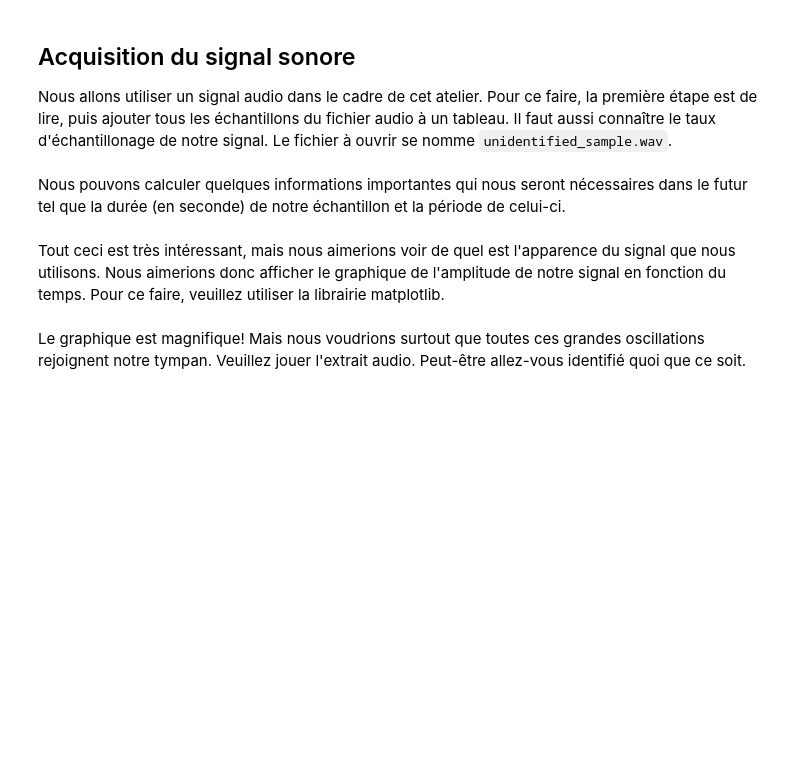
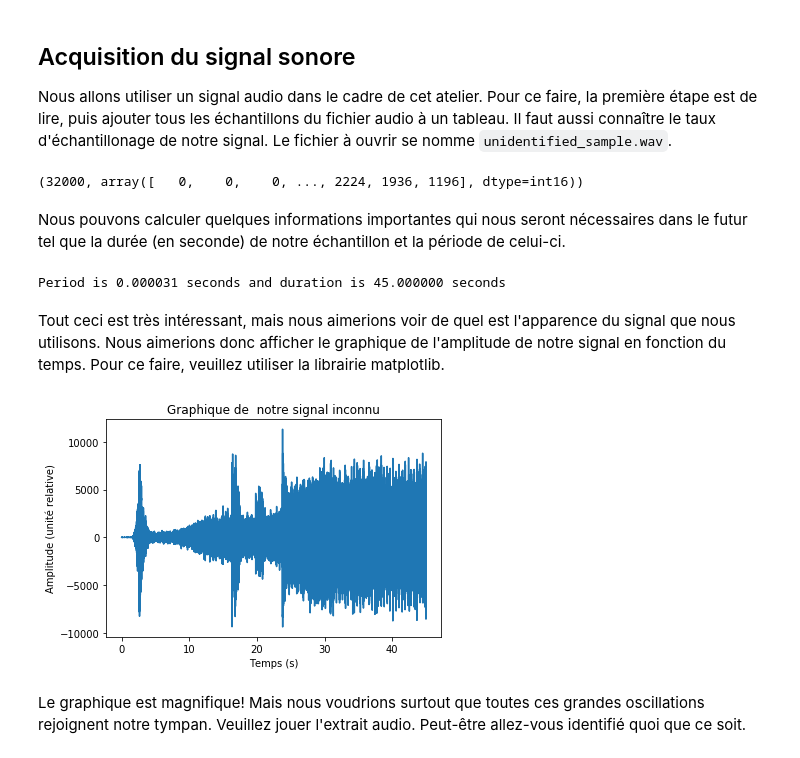
Before and after one commit to WilliamHarvey97/dsp-intro, a Jupyter notebook: dsp-intro.ipynb, the cells around one changed output. Cells and saved outputs as stored; diff of their text form; code cells hidden in the pictures; blank space fills up the shorter version.

Commit message:
On a notre signal!

```diff
--- a/dsp-intro.ipynb
+++ b/dsp-intro.ipynb
@@ -32,2 +30,12 @@ Nous allons utiliser un signal audio dans le cadre de cet atelier. Pour ce faire
+# %%
+# TODO
+
+sample_wav = read("unidentified_sample.wav")
+print(sample_wav)
+
+frequency = sample_wav[0]
+signal = sample_wav[1]
+# %% [output]
+(32000, array([   0,    0,    0, ..., 2224, 1936, 1196], dtype=int16))
 # %% [markdown]
 Nous pouvons calculer quelques informations importantes qui nous seront nécessaires dans le futur tel que la durée (en seconde) de notre échantillon et la période de celui-ci.
@@ -36,2 +42,10 @@ Nous pouvons calculer quelques informations importantes qui nous seront nécessa
+# %%
+# TODO
+period = 1/frequency
+duration = period * len(signal)
+
+print("Period is %f seconds and duration is %f seconds" % (period, duration))
+# %% [output]
+Period is 0.000031 seconds and duration is 45.000000 seconds
 # %% [markdown]
 Tout ceci est très intéressant, mais nous aimerions voir de quel est l'apparence du signal que nous utilisons. Nous aimerions donc afficher le graphique de l'amplitude de notre signal en fonction du temps. Pour ce faire, veuillez utiliser la librairie matplotlib.
@@ -40,2 +52,18 @@ Tout ceci est très intéressant, mais nous aimerions voir de quel est l'apparen
+# %%
+# TODO
+
+# Nous avons besoin d'un axe du temps. Matplotlib demande un tableau pour l'axe des x.
+# Il doit exister un x pour chq. y (cpt obvious...)
+time = np.arange(0, duration, period)
+plt.plot(time, signal)
+
+# Ajoute des informations au graphique
+plt.xlabel('Temps (s)')
+plt.ylabel('Amplitude (unité relative)')
+plt.title('Graphique de  notre signal inconnu')
+
+plt.show()
+# %% [output]
+[figure, added]
 # %% [markdown]
 Le graphique est magnifique! Mais nous voudrions surtout que toutes ces grandes oscillations rejoignent notre tympan. Veuillez jouer l'extrait audio. Peut-être allez-vous identifié quoi que ce soit.
```
Also changed, not shown: parts of 12 cells of this notebook.
